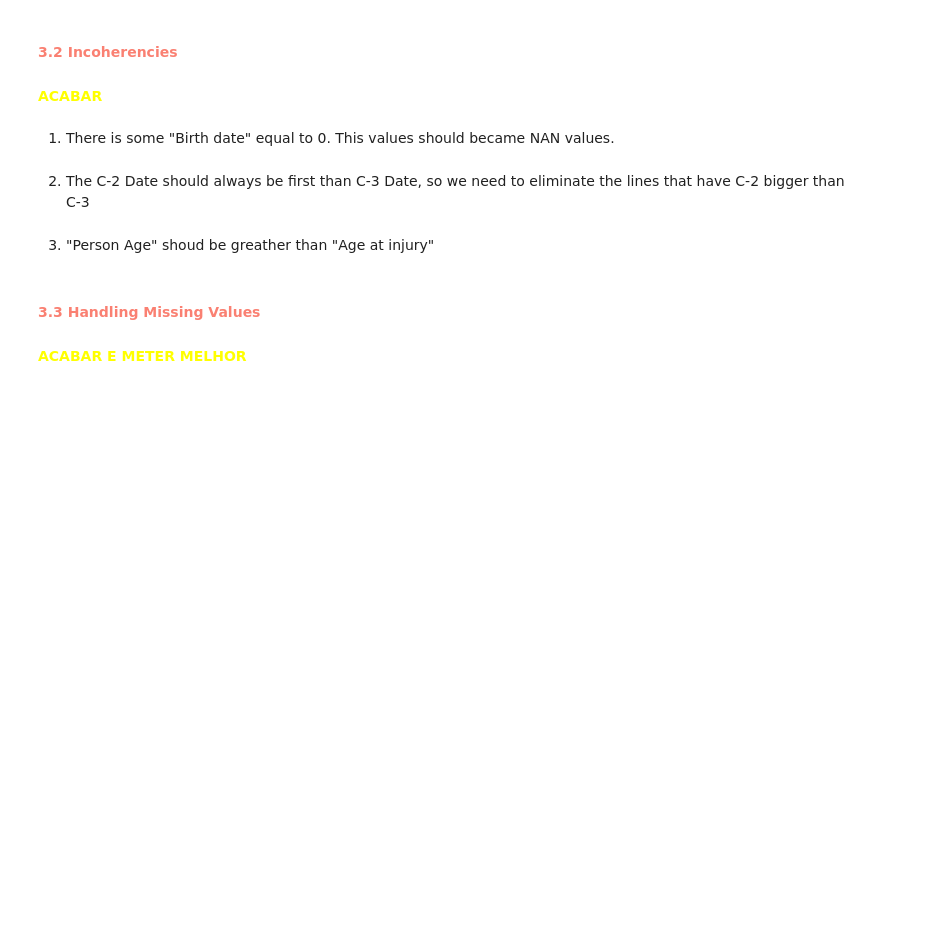
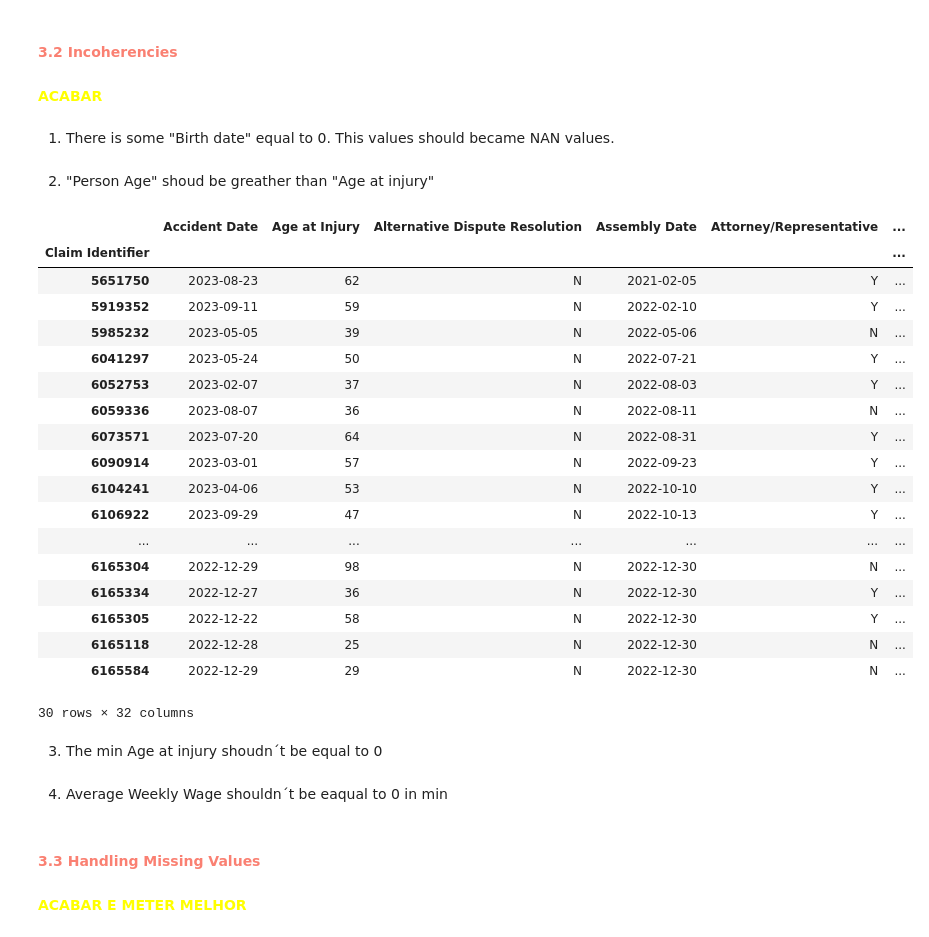
Before and after one commit to Gomsofi06/Machine_Learning_NOVAIMS, a Jupyter notebook: 01_EDA.ipynb, the cells around one changed output. Saved outputs shown, nothing was run; the diff lists cells and outputs as text; code cells hidden in the pictures; blank space fills up the shorter version.

```diff
--- a/01_EDA.ipynb
+++ b/01_EDA.ipynb
@@ -534,3 +601,6 @@ df['Age at Injury'] = pd.to_numeric(df['Age at Injury'], errors='coerce').astype
+# %%
+# colocar a coluna Agreement Reached como boolean
+df['Agreement Reached'] = df['Agreement Reached'].astype(bool)
 # %%
 ### ver se acabam .0
 ## "column" % 10
@@ -541,5 +611,3 @@ df['Age at Injury'] = pd.to_numeric(df['Age at Injury'], errors='coerce').astype
 1. There is some "Birth date" equal to 0. This values should became NAN values.
 # %%
 df['Birth Year'] = df['Birth Year'].replace(0, np.nan)
-# %% [markdown]
-2. The C-2 Date should always be first than C-3 Date, so we need to eliminate the lines that have C-2 bigger than C-3
@@ -548,6 +614,28 @@ df[df['C-2 Date'] > df['C-3 Date']]
 # %% [markdown]
-3. "Person Age" shoud be greather than "Age at injury"
+2. "Person Age" shoud be greather than "Age at injury"
 # %%
-df['Age'] = 2022 - df['Birth Year']
+df['Birth Year'] = 2022 - df['Birth Year']
 # %%
-df[df['Age at Injury'] > df['Age']]
+df[df['Age at Injury'] > df['Birth Year']]
+# %% [output]
+|  | Accident Date | Age at Injury | Alternative Dispute Resolution | Assembly Date | Attorney/Representative | ... |
+| Claim Identifier |  |  |  |  |  | ... |
+| 5651750 | 2023-08-23 | 62 | N | 2021-02-05 | Y | ... |
+| 5919352 | 2023-09-11 | 59 | N | 2022-02-10 | Y | ... |
+| 5985232 | 2023-05-05 | 39 | N | 2022-05-06 | N | ... |
+| 6041297 | 2023-05-24 | 50 | N | 2022-07-21 | Y | ... |
+| 6052753 | 2023-02-07 | 37 | N | 2022-08-03 | Y | ... |
+| 6059336 | 2023-08-07 | 36 | N | 2022-08-11 | N | ... |
+| 6073571 | 2023-07-20 | 64 | N | 2022-08-31 | Y | ... |
+| 6090914 | 2023-03-01 | 57 | N | 2022-09-23 | Y | ... |
+| 6104241 | 2023-04-06 | 53 | N | 2022-10-10 | Y | ... |
+| 6106922 | 2023-09-29 | 47 | N | 2022-10-13 | Y | ... |
+| ... | ... | ... | ... | ... | ... | ... |
+| 6165304 | 2022-12-29 | 98 | N | 2022-12-30 | N | ... |
+| 6165334 | 2022-12-27 | 36 | N | 2022-12-30 | Y | ... |
+| 6165305 | 2022-12-22 | 58 | N | 2022-12-30 | Y | ... |
+| 6165118 | 2022-12-28 | 25 | N | 2022-12-30 | N | ... |
+| 6165584 | 2022-12-29 | 29 | N | 2022-12-30 | N | ... |
+30 rows × 32 columns
+# %% [markdown]
+3. The min Age at injury shoudn´t be equal to 0
@@ -553,0 +644,2 @@ df[df['Age at Injury'] > df['Age']]
+# %% [markdown]
+4. Average Weekly Wage shouldn´t be eaqual to 0 in min
```
Also changed, not shown: parts of 18 cells of this notebook.
